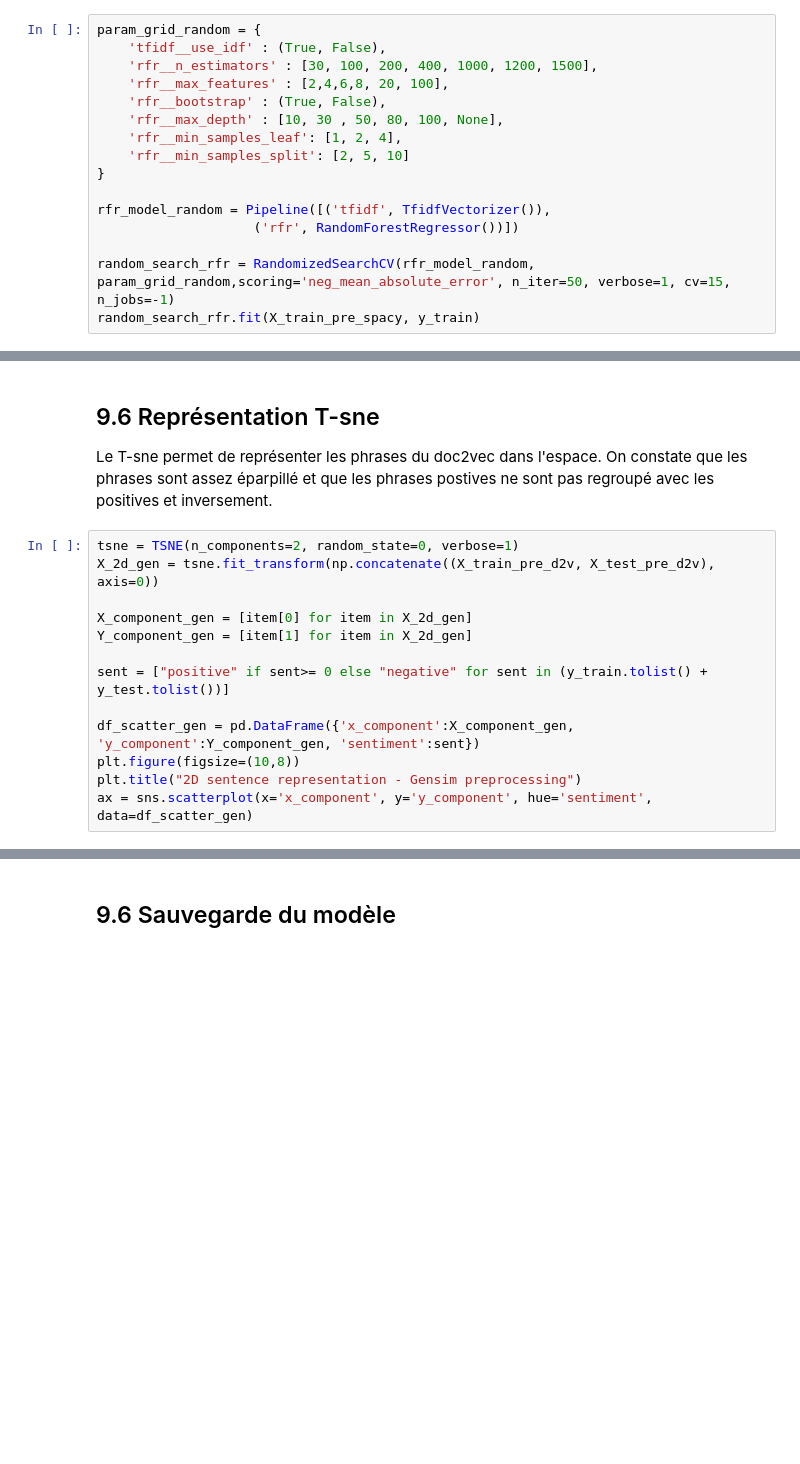
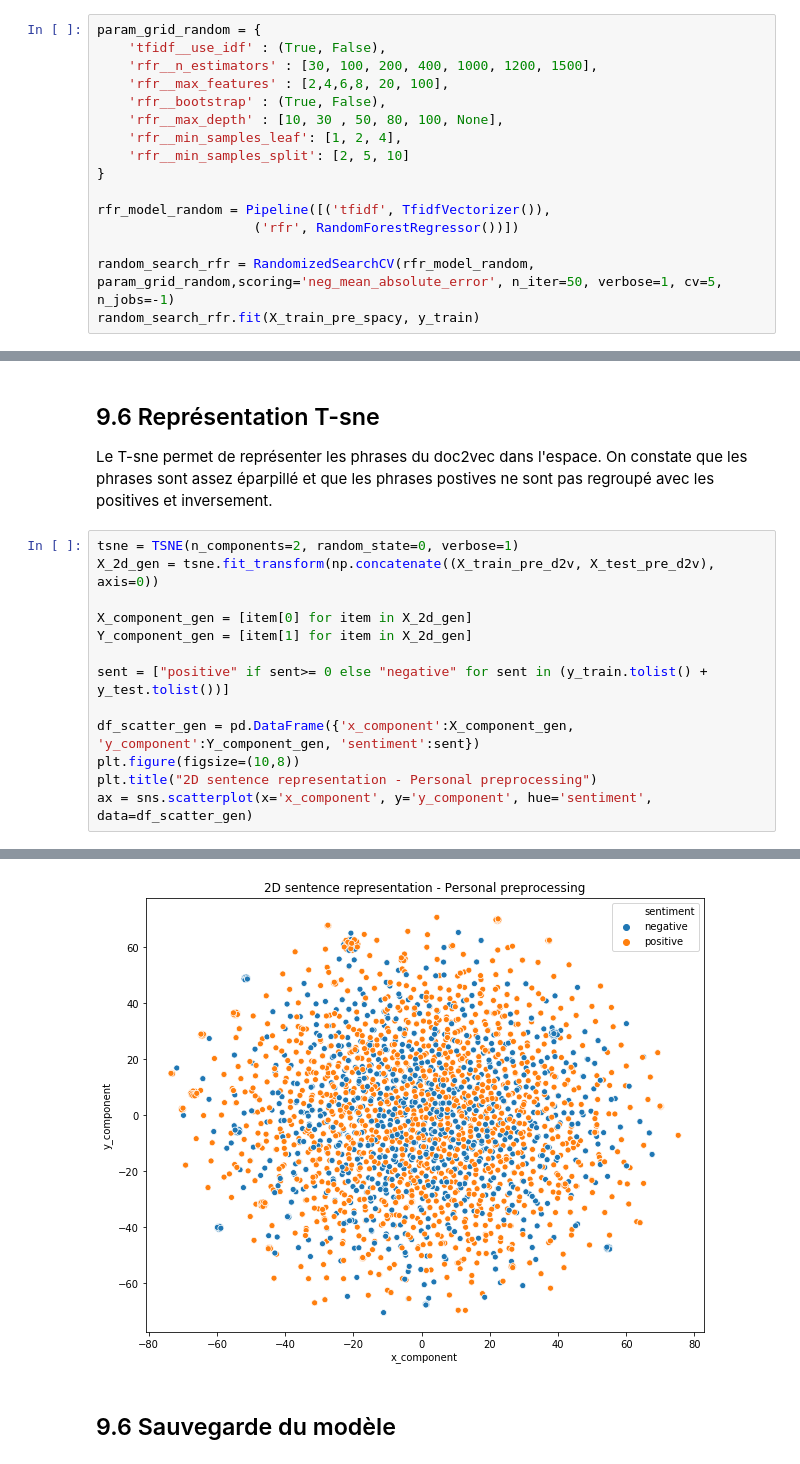
Before and after one commit to RomainCapo/FinancialSentiments, a Jupyter notebook: HeadlinesMachineLearningModel.ipynb, the cells around one changed output, grey strips where cells are left out. Drawn from its saved outputs; the diff is of its cells as text; blank space fills up the shorter version.

```diff
--- a/HeadlinesMachineLearningModel.ipynb
+++ b/HeadlinesMachineLearningModel.ipynb
@@ -344,5 +357,5 @@ param_grid_random = {
 rfr_model_random = Pipeline([('tfidf', TfidfVectorizer()),
                     ('rfr', RandomForestRegressor())])
 
-random_search_rfr = RandomizedSearchCV(rfr_model_random, param_grid_random,scoring='neg_mean_absolute_error', n_iter=50, verbose=1, cv=15, n_jobs=-1)
+random_search_rfr = RandomizedSearchCV(rfr_model_random, param_grid_random,scoring='neg_mean_absolute_error', n_iter=50, verbose=1, cv=5, n_jobs=-1)
 random_search_rfr.fit(X_train_pre_spacy, y_train)
@@ -444,5 +530,6 @@ sent = ["positive" if sent>= 0 else "negative" for sent in (y_train.tolist() + y
 
 df_scatter_gen = pd.DataFrame({'x_component':X_component_gen, 'y_component':Y_component_gen, 'sentiment':sent})
 plt.figure(figsize=(10,8))
-plt.title("2D sentence representation - Gensim preprocessing")
+plt.title("2D sentence representation - Personal preprocessing")
 ax = sns.scatterplot(x='x_component', y='y_component', hue='sentiment', data=df_scatter_gen)
+# %% [output]
@@ -449,3 +545,4 @@ ax = sns.scatterplot(x='x_component', y='y_component', hue='sentiment', data=df_
+[figure, added]
 # %% [markdown]
 ## 9.6 Sauvegarde du modèle
 # %%
```
Also changed, not shown: parts of 44 cells of this notebook, 4 other files.
